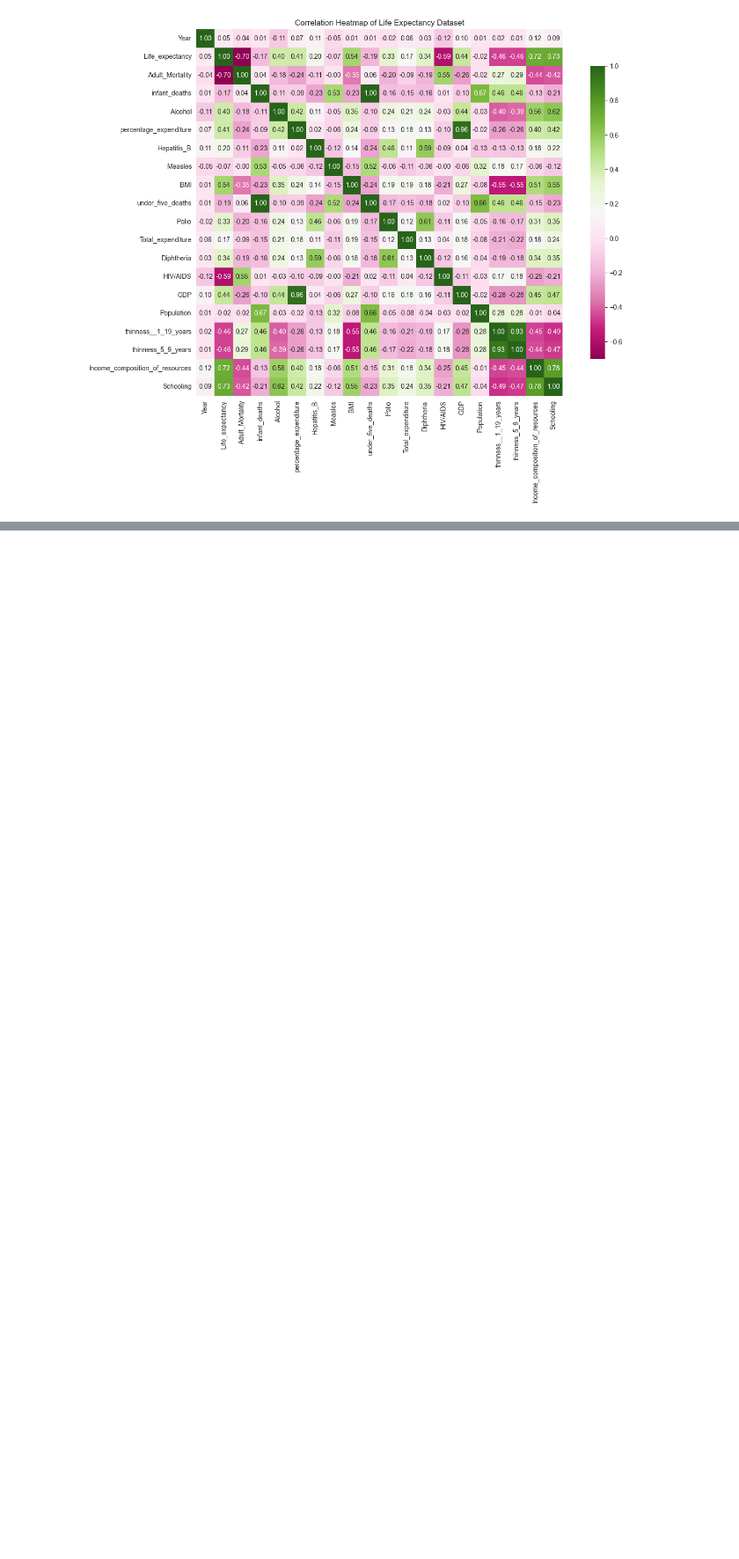
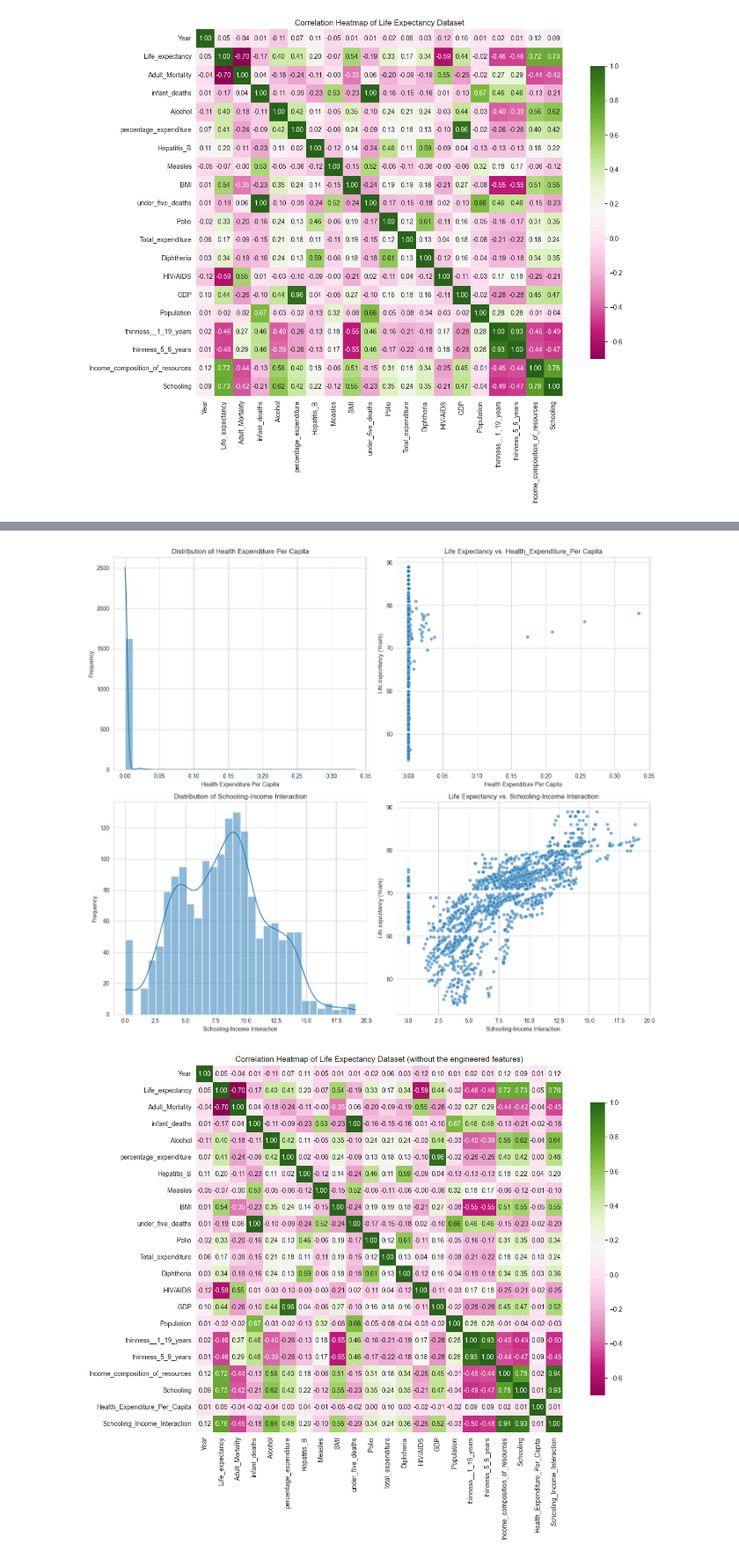
Before and after one commit to NamatovuChristineMaria123/Group-A-Day-Life-Expectancy-Recess-Project, a Jupyter notebook: data_cleaning.Ipynb, the cells around one changed output, grey strips where cells are left out. Shown at 88% size. Drawn from its saved outputs; the diff is of its cells as text; code cells hidden in the pictures; blank space fills up the shorter version.

Commit message:
Added engineered features

```diff
--- a/data_cleaning.Ipynb
+++ b/data_cleaning.Ipynb
@@ -365,3 +365,72 @@ Bivariate Analysis:
 [figure]
 [figure]
 [figure]
+# %%
+#PLOTTING THE NEW FEATURES
+import matplotlib.pyplot as plt
+import seaborn as sns
+import re
+import pandas as pd
+import numpy as np
+#FEATURE ENGINEERING
+
+# Creating 'Health_Expenditure_Per_Capita'
+# Handling potential division by zero or very small population values
+new_data_set['Health_Expenditure_Per_Capita'] = new_data_set.apply(
+    lambda row: row['Total_expenditure'] / row['Population'] if row['Population'] != 0 else 0,
+    axis=1
+)
+
+# Creating 'Schooling_Income_Interaction'
+new_data_set['Schooling_Income_Interaction'] = new_data_set['Schooling'] * new_data_set['Income_composition_of_resources']
+
+# Displaying the first few rows with the new features
+print("\nDataFrame with new engineered features:")
+print(new_data_set[['Country', 'Year', 'Total_expenditure', 'Population', 'Health_Expenditure_Per_Capita',
+          'Schooling', 'Income_composition_of_resources', 'Schooling_Income_Interaction']].head().to_markdown(index=False, numalign="left", stralign="left"))
+
+# Checking for any new missing values introduced
+print("\nMissing values after feature engineering:")
+print(new_data_set[['Health_Expenditure_Per_Capita', 'Schooling_Income_Interaction']].isnull().sum().to_markdown(numalign="left", stralign="left"))
+
+sns.set_style("whitegrid")
+fig, axes = plt.subplots(nrows=2, ncols=2, figsize=(14, 12))
+axes = axes.flatten()
+
+# Histogram for Health_Expenditure_Per_Capita
+sns.histplot(new_data_set['Health_Expenditure_Per_Capita'], kde=True, ax=axes[0], bins=30)
+axes[0].set_title('Distribution of Health Expenditure Per Capita')
+axes[0].set_xlabel('Health Expenditure Per Capita')
+axes[0].set_ylabel('Frequency')
+
+# Scatter plot for Health_Expenditure_Per_Capita vs. Life expectancy
+sns.scatterplot(x='Health_Expenditure_Per_Capita', y='Life_expectancy', data=new_data_set, ax=axes[1], alpha=0.6)
+axes[1].set_title('Life Expectancy vs. Health_Expenditure_Per Capita')
+axes[1].set_xlabel('Health Expenditure Per Capita')
+axes[1].set_ylabel('Life expectancy (Years)')
+
+# Histogram for Schooling_Income_Interaction
+sns.histplot(new_data_set['Schooling_Income_Interaction'], kde=True, ax=axes[2], bins=30)
+axes[2].set_title('Distribution of Schooling-Income Interaction')
+axes[2].set_xlabel('Schooling-Income Interaction')
+axes[2].set_ylabel('Frequency')
+
+# Scatter plot for Schooling_Income_Interaction vs. Life expectancy
+sns.scatterplot(x='Schooling_Income_Interaction', y='Life_expectancy', data=new_data_set, ax=axes[3], alpha=0.6)
+axes[3].set_title('Life Expectancy vs. Schooling-Income Interaction')
+axes[3].set_xlabel('Schooling-Income Interaction')
+axes[3].set_ylabel('Life expectancy (Years)')
+
+plt.tight_layout()
+plt.savefig('new_features_plots.png')
+
+print("Plots for new engineered features")
+
+# The correclation heatmap with the engineered features
+plt.figure(figsize=(15, 10))
+correlation_matrix = new_data_set.select_dtypes(include=['float64', 'int64']).corr()
+sns.heatmap(correlation_matrix, annot=True, fmt=".2f", cmap='PiYG', square=True, cbar_kws={"shrink": .8})
+plt.title("Correlation Heatmap of Life Expectancy Dataset (without the engineered features)")
+plt.savefig("correlation_heatmap_with_engineered_features.png")
+plt.show()
+# %% [output]
@@ -367,0 +451,2 @@ Bivariate Analysis:
+[figure, added]
+[figure, added]
```
Also changed, not shown: parts of 1 cell of this notebook, 2 other files.
